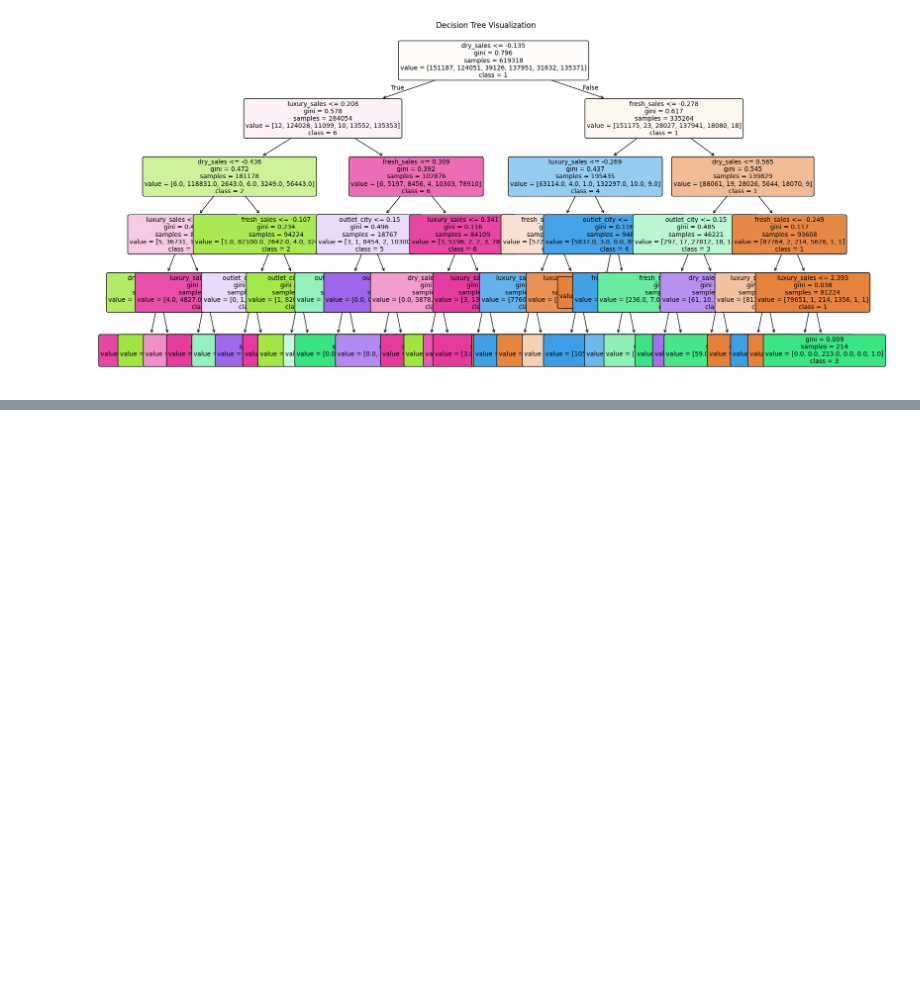
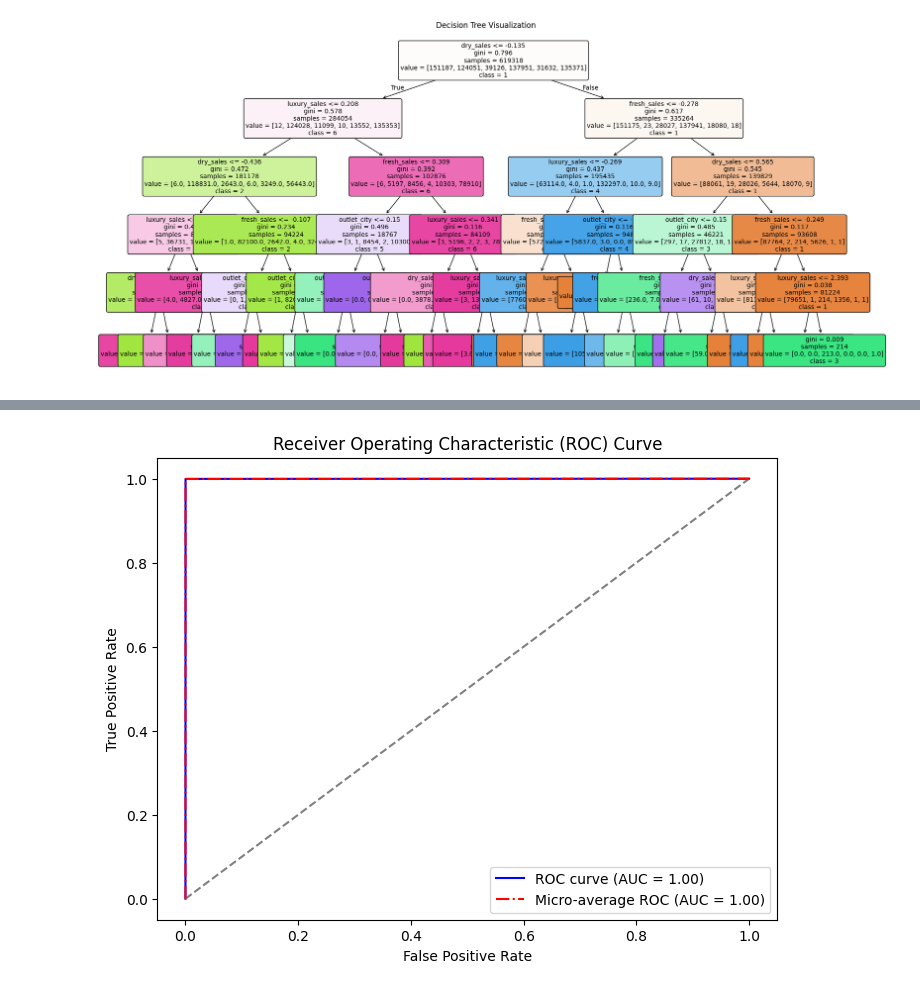
Before and after one commit to Visionary-DataWorks/DSPL-Project, a Jupyter notebook: Decision_Tree_Model.ipynb, the cells around one changed output, grey strips where cells are left out. Saved outputs shown, nothing was run; the diff lists cells and outputs as text; code cells hidden in the pictures; blank space fills up the shorter version.

```diff
--- a/Decision_Tree_Model.ipynb
+++ b/Decision_Tree_Model.ipynb
@@ -232,0 +316,38 @@ plt.show()
+# %%
+# ROC Curve
+
+# Binarize the target variable for multi-class ROC curve
+# Use best_dtree.classes_ instead of logreg.classes_ or dtree.classes_
+y_test_bin = label_binarize(y_test, classes=best_dtree.classes_)
+n_classes = y_test_bin.shape[1]
+
+# Use best_dtree for prediction probabilities instead of dtree
+yproba = best_dtree.predict_proba(x_test_scaled)
+
+# Compute ROC curve and ROC area for each class
+fpr = dict()
+tpr = dict()
+roc_auc = dict()
+for i in range(n_classes):
+    fpr[i], tpr[i], _ = roc_curve(y_test_bin[:, i], yproba[:, i])
+    roc_auc[i] = auc(fpr[i], tpr[i])
+
+# Compute micro-average ROC curve and ROC area
+fpr["micro"], tpr["micro"], _ = roc_curve(y_test_bin.ravel(), yproba.ravel())
+roc_auc["micro"] = auc(fpr["micro"], tpr["micro"])
+
+# Plot ROC curve for a specific class (e.g., class 0)
+plt.figure(figsize=(8, 6))
+plt.plot(fpr[0], tpr[0], color='blue', label=f'ROC curve (AUC = {roc_auc[0]:.2f})') # Change class index as needed
+plt.plot([0, 1], [0, 1], color='gray', linestyle='--')
+
+# Plot micro-average ROC curve
+plt.plot(fpr["micro"], tpr["micro"], color='red', linestyle='-.', label=f'Micro-average ROC (AUC = {roc_auc["micro"]:.2f})')
+
+plt.xlabel('False Positive Rate')
+plt.ylabel('True Positive Rate')
+plt.title('Receiver Operating Characteristic (ROC) Curve')
+plt.legend(loc='lower right')
+plt.show()
+# %% [output]
+[figure, added]
```
Also changed, not shown: parts of 14 cells of this notebook.
